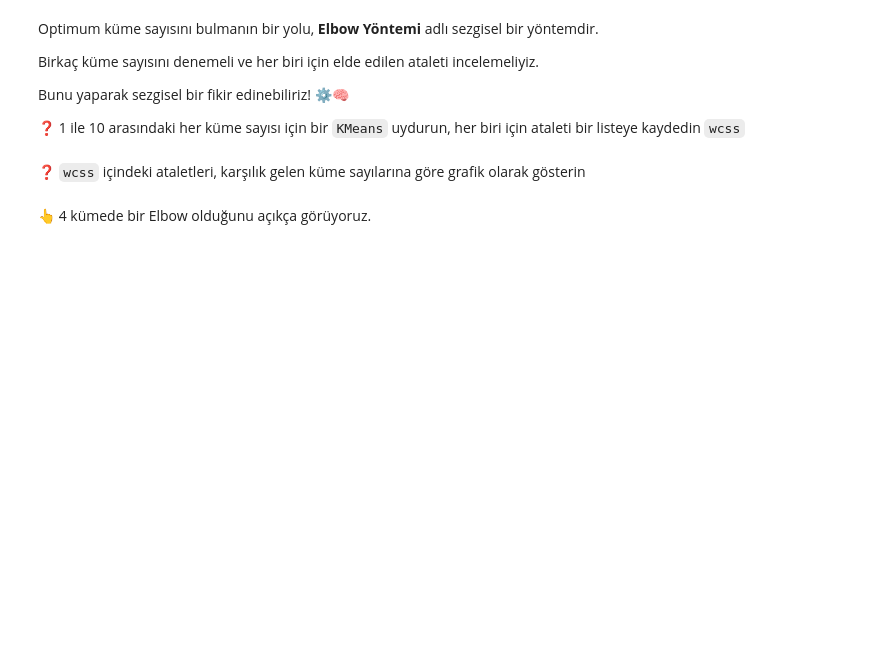
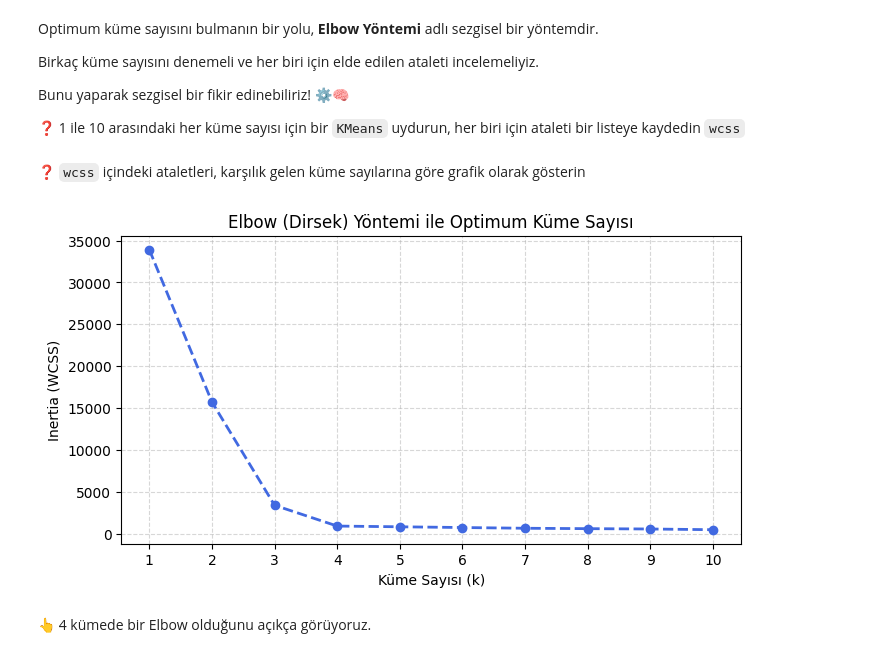
Before and after one commit to ozge-karadeniiz/S17D3-S-data-image-compressor, a Jupyter notebook: warmup_k_means.ipynb, the cells around one changed output. Saved outputs shown, nothing was run; the diff lists cells and outputs as text; code cells hidden in the pictures; blank space fills up the shorter version.

Commit message:
Complete K-Means clustering warmup and hierarchical dendrogram

```diff
--- a/warmup_k_means.ipynb
+++ b/warmup_k_means.ipynb
@@ -159,6 +161,10 @@ Bunu yaparak sezgisel bir fikir edinebiliriz! ⚙️🧠
 # Optimum küme sayısını bulmak için elbow yöntemini uygulayın.
 wcss = []
 clusters = list(range(1, 11))
-pass  # SENİN KODUN BURAYA
+
+for k in clusters:
+    km = KMeans(n_clusters=k, random_state=random_state)
+    km.fit(X)
+    wcss.append(km.inertia_)
 # %% [markdown]
 ❓  `wcss` içindeki ataletleri, karşılık gelen küme sayılarına göre grafik olarak gösterin
@@ -167,3 +171,14 @@ pass  # SENİN KODUN BURAYA
+# %%
+plt.figure(figsize=(8, 4))
+plt.plot(clusters, wcss, marker='o', linestyle='--', color='royalblue', linewidth=2)
+plt.title("Elbow (Dirsek) Yöntemi ile Optimum Küme Sayısı", fontsize=12)
+plt.xlabel("Küme Sayısı (k)", fontsize=10)
+plt.ylabel("Inertia (WCSS)", fontsize=10)
+plt.xticks(clusters)
+plt.grid(True, linestyle='--', alpha=0.5)
+plt.show()
+# %% [output]
+[figure, added]
 # %% [markdown]
 👆 4 kümede bir Elbow olduğunu açıkça görüyoruz.
 # %% [markdown]
```
Also changed, not shown: parts of 6 cells of this notebook.
